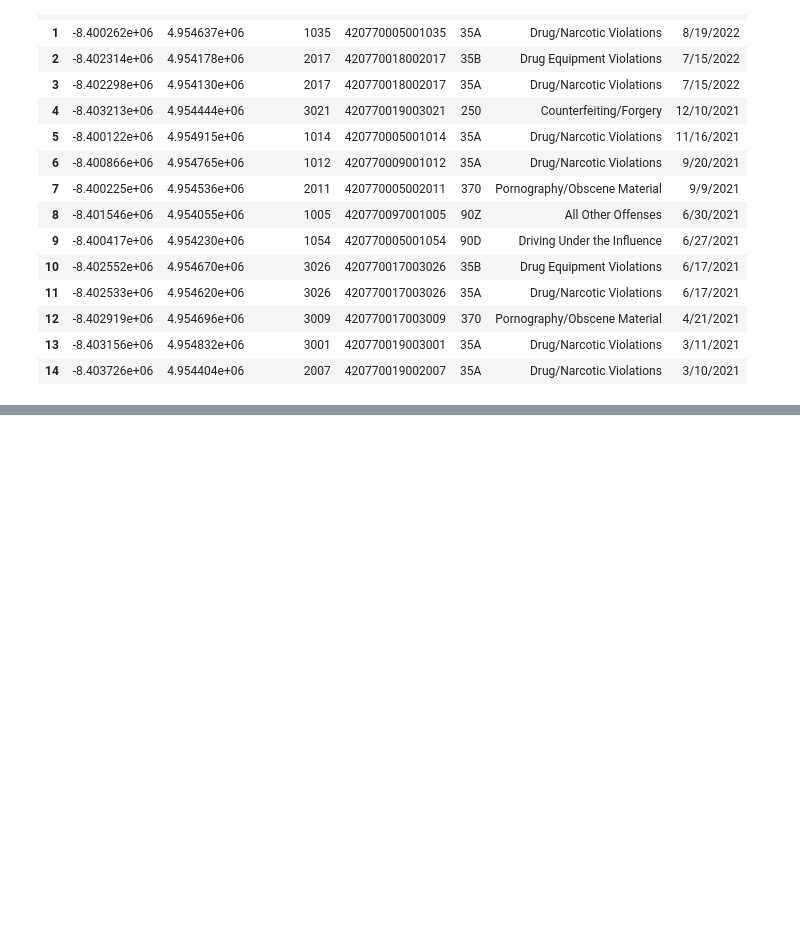
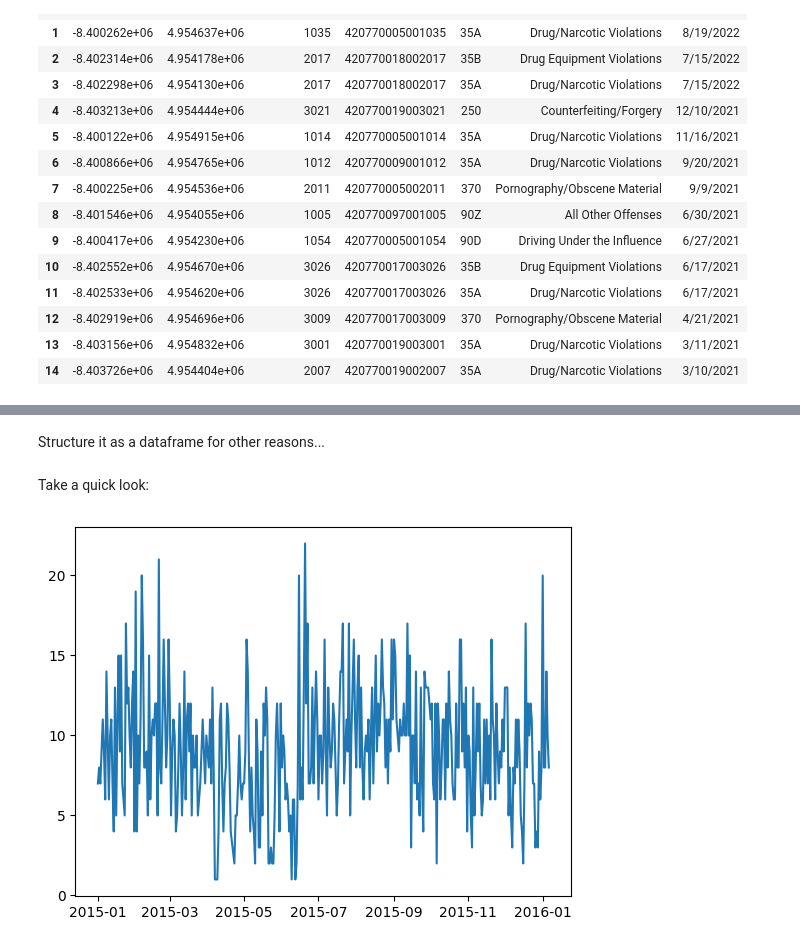
Before and after one commit to cllghn/datasets, a Jupyter notebook: pd-city-data.ipynb, the cells around one changed output, grey strips where cells are left out. Saved outputs shown, nothing was run; the diff lists cells and outputs as text; code cells hidden in the pictures; blank space fills up the shorter version.

```diff
--- a/pd-city-data.ipynb
+++ b/pd-city-data.ipynb
@@ -273,0 +407,9 @@ SessionNotCreatedException: Message: Expected browser binary location, but unabl
+# %%
+def process_requests(yearly_request: dict) -> dict:
+    out = {}
+    for i in yearly_request:
+        for j in yearly_request[i]["data"]["data"]["pins"]:
+            out.update({j : yearly_request[i]["data"]["data"]["pins"][j]})
+    return(out)
+
+all_2015 = process_requests(incident_2015)
@@ -273,0 +422,26 @@ SessionNotCreatedException: Message: Expected browser binary location, but unabl
+# %% [markdown]
+Structure it as a dataframe for other reasons...
+# %%
+import pandas as pd
+
+table = pd.DataFrame.from_dict(all_2015).transpose()
+table.to_csv("2015.csv")
+# %% [markdown]
+Take a quick look:
+# %%
+table['dates'] = pd.to_datetime(table['DateTime'])
+# %%
+def group_by_day(df: pd.DataFrame, day_var: str) -> None:
+    df['date'] = pd.to_datetime(df[day_var])
+    out = df.groupby(df['date'].dt.date).size().reset_index(name='dcount')
+    return(out)
+
+time_counts = group_by_day(df = table, day_var="dates")
+
+import matplotlib.pyplot as plt
+
+time_counts = time_counts.set_index(time_counts['date'])
+plt.plot(time_counts['dcount'])
+plt.show()
+# %% [output]
+[figure, added]
```
Also changed, not shown: parts of 21 cells of this notebook, 6 other files.
